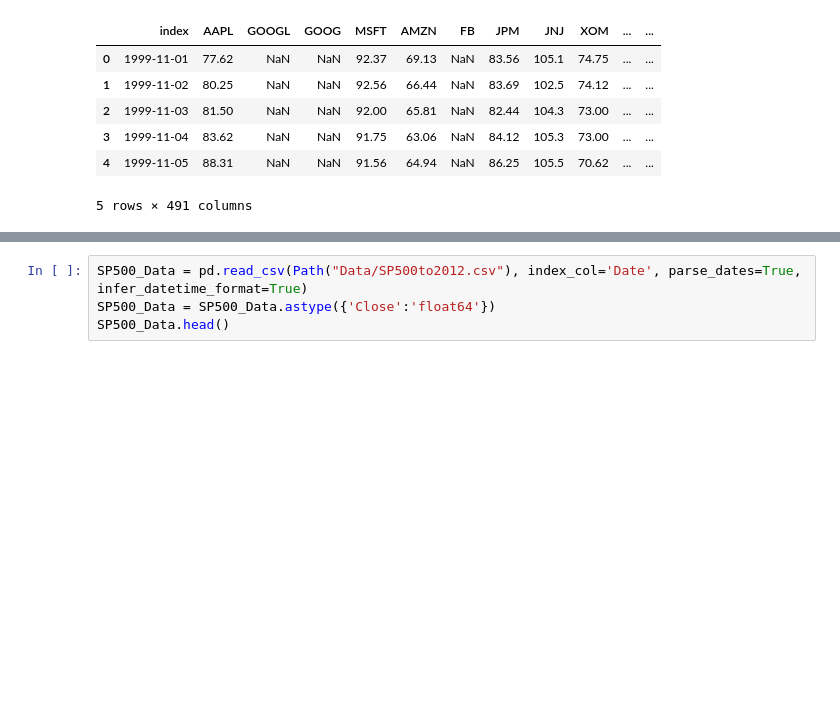
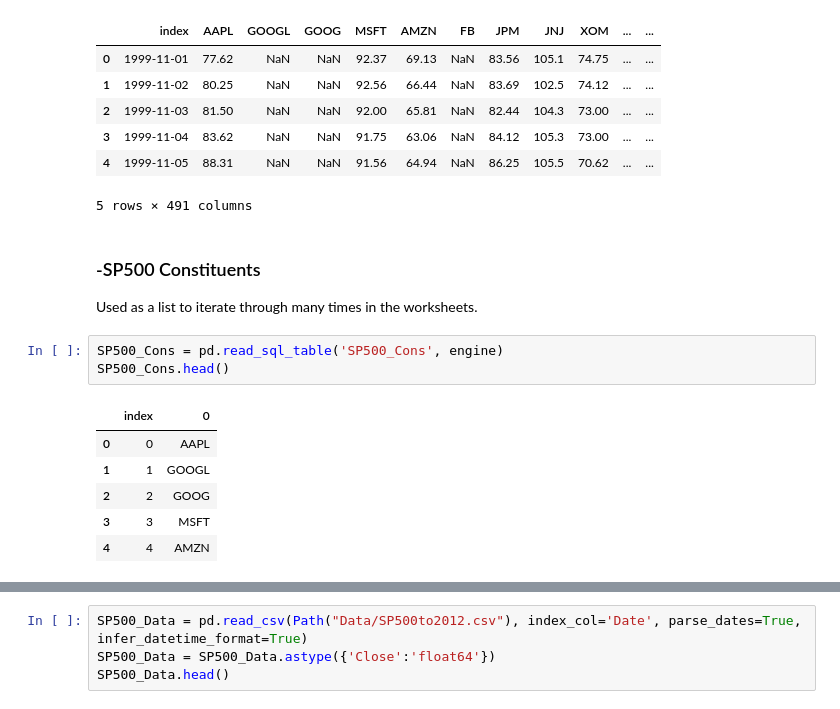
Before and after one commit to canavm2/Index_Investing_Investigation, a Jupyter notebook: Index Data.ipynb, the cells around one changed output, grey strips where cells are left out. Drawn from its saved outputs; the diff is of its cells as text; blank space fills up the shorter version.

```diff
--- a/Index Data.ipynb
+++ b/Index Data.ipynb
@@ -53,3 +71,17 @@ SP500_Cons_Close.head()
 | 3 | 1999-11-04 | 83.62 | NaN | NaN | 91.75 | 63.06 | NaN | 84.12 | 105.3 | 73.00 | ... | ... |
 | 4 | 1999-11-05 | 88.31 | NaN | NaN | 91.56 | 64.94 | NaN | 86.25 | 105.5 | 70.62 | ... | ... |
 5 rows × 491 columns
+# %% [markdown]
+### -SP500 Constituents
+
+Used as a list to iterate through many times in the worksheets.
+# %%
+SP500_Cons = pd.read_sql_table('SP500_Cons', engine)
+SP500_Cons.head()
+# %% [output]
+|  | index | 0 |
+| 0 | 0 | AAPL |
+| 1 | 1 | GOOGL |
+| 2 | 2 | GOOG |
+| 3 | 3 | MSFT |
+| 4 | 4 | AMZN |
```
Also changed, not shown: parts of 30 cells of this notebook, 4 other files.
